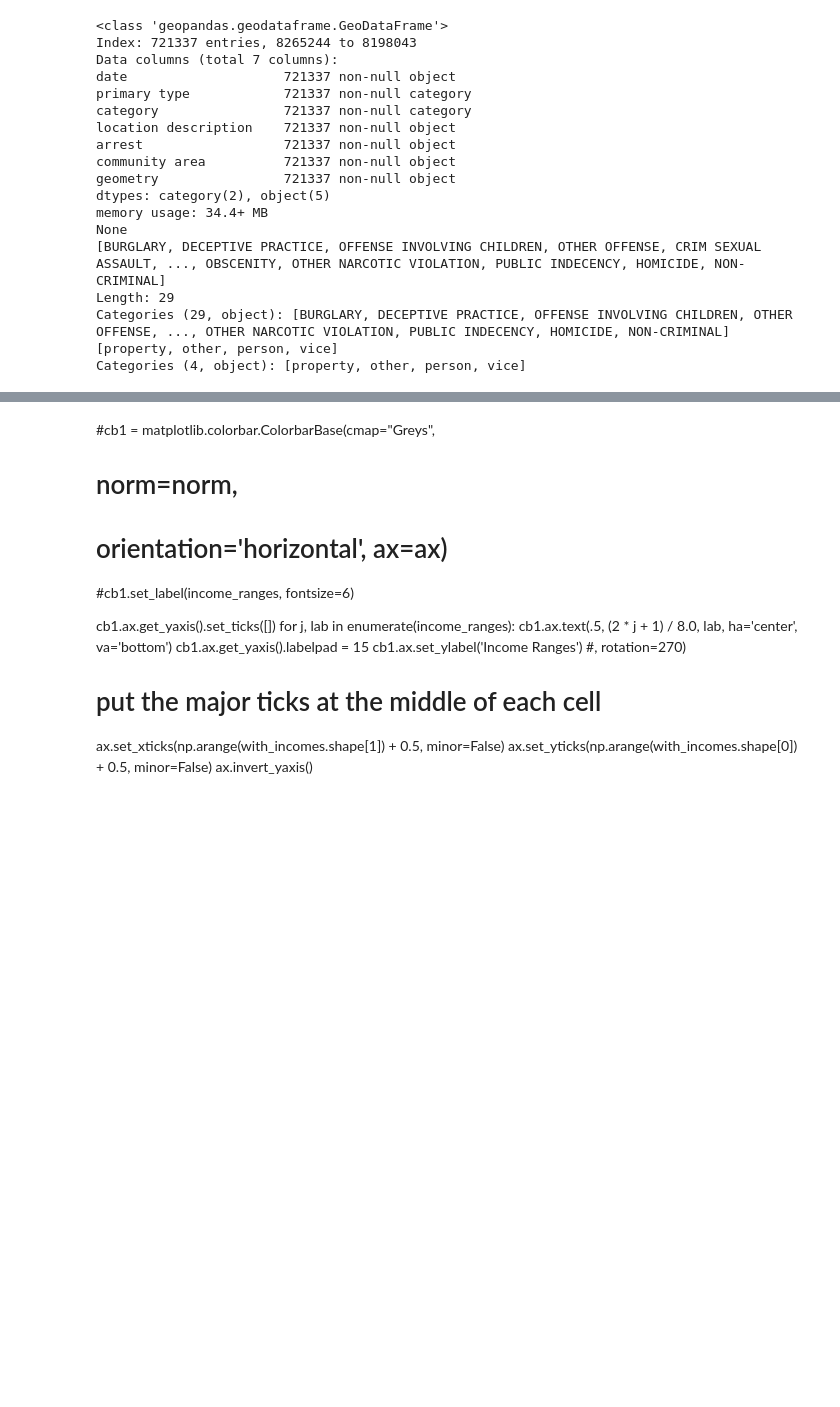
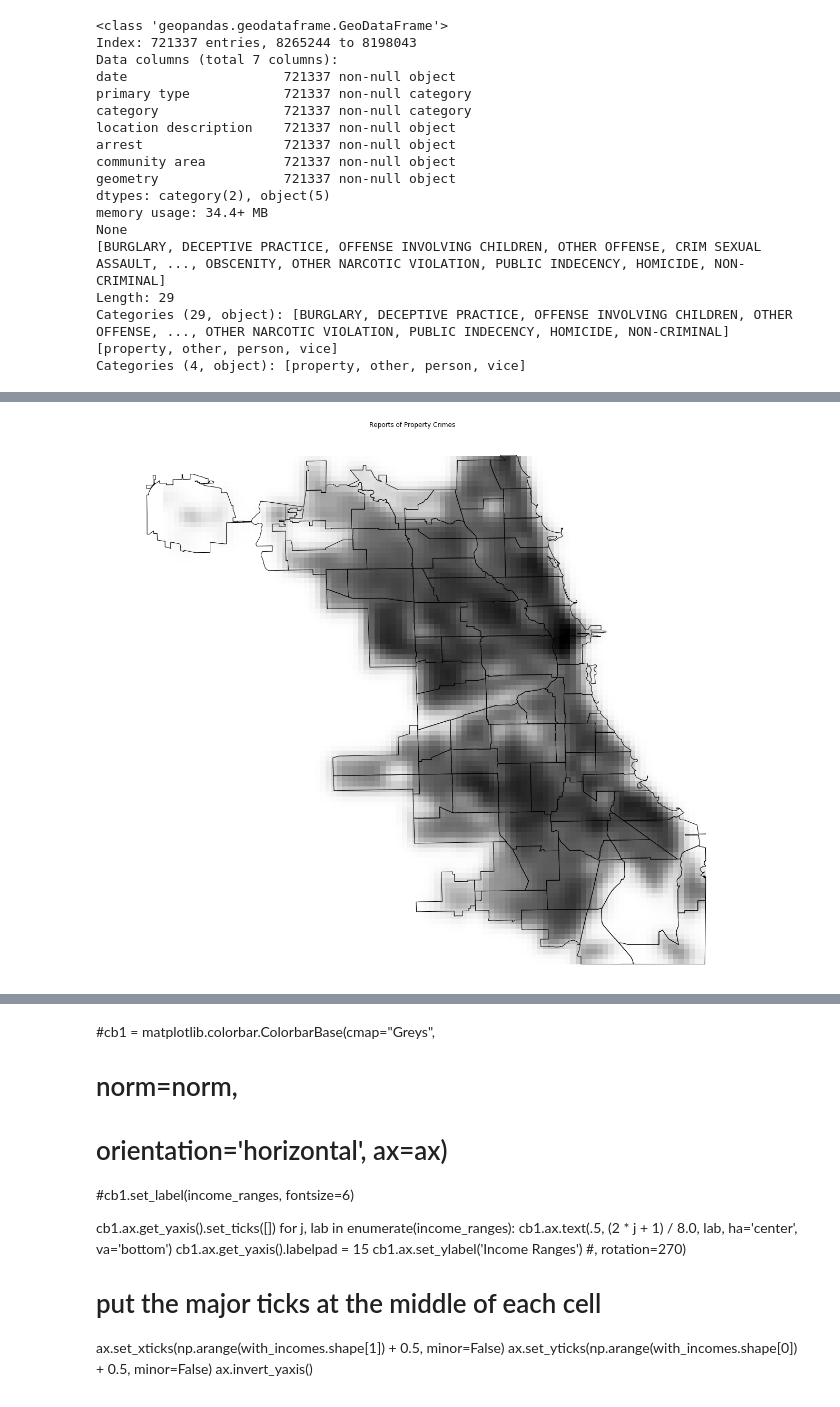
Before and after one commit to hubrigant/chicago_analysis, a Jupyter notebook: GraphExperimentation.ipynb, the cells around one changed output, grey strips where cells are left out. Cells and saved outputs as stored; diff of their text form; code cells hidden in the pictures; blank space fills up the shorter version.

```diff
--- a/GraphExperimentation.ipynb
+++ b/GraphExperimentation.ipynb
@@ -435,0 +285,15 @@ plt.show()
+# %%
+fig, ax = plt.subplots(figsize=(20, 20))
+
+ax.set_title('Reports of Property Crimes')
+ax.set_aspect('equal')
+ax.axis('off')
+plt.imshow(heatmap(crimes.loc[lambda crimes: crimes['category'] == 'property', :],
+                   bins=(100, 100), smoothing=1.3, cmap=cMap),
+           cmap=cMap, extent=extent)
+plt.gca().invert_yaxis()
+neighborhoods.plot(ax=ax, edgecolor='black', color='none')
+#plt.show()
+plt.savefig('police-reports-property.png', bbox_inches='tight')
+# %% [output]
+[figure, added]
```
Also changed, not shown: parts of 27 cells of this notebook, 6 other files.
